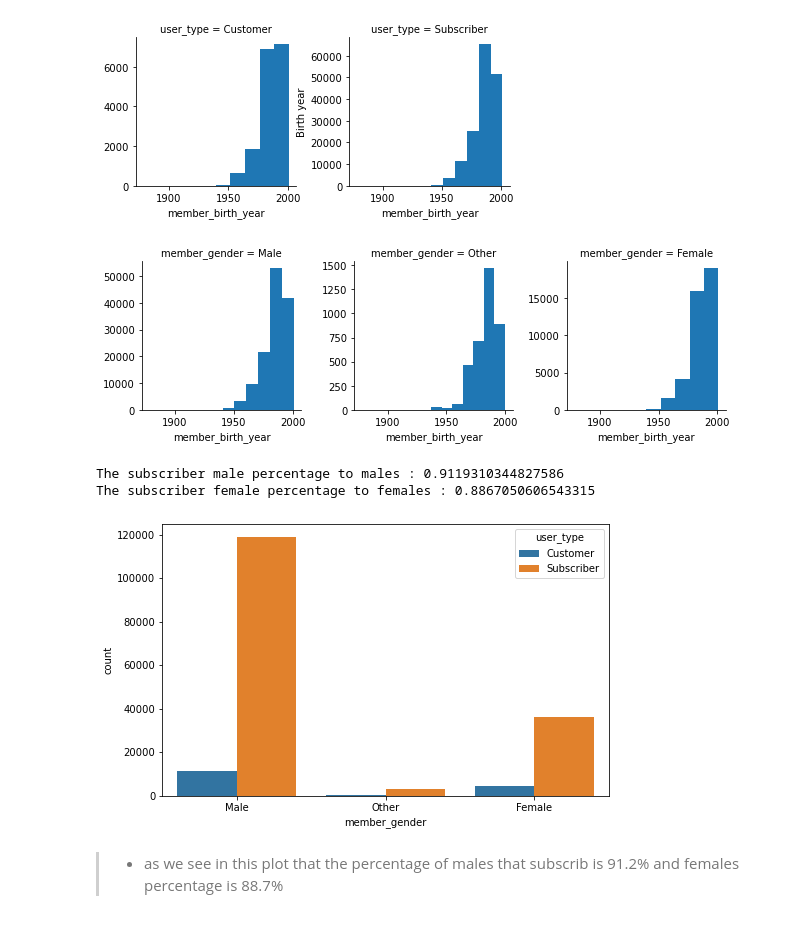
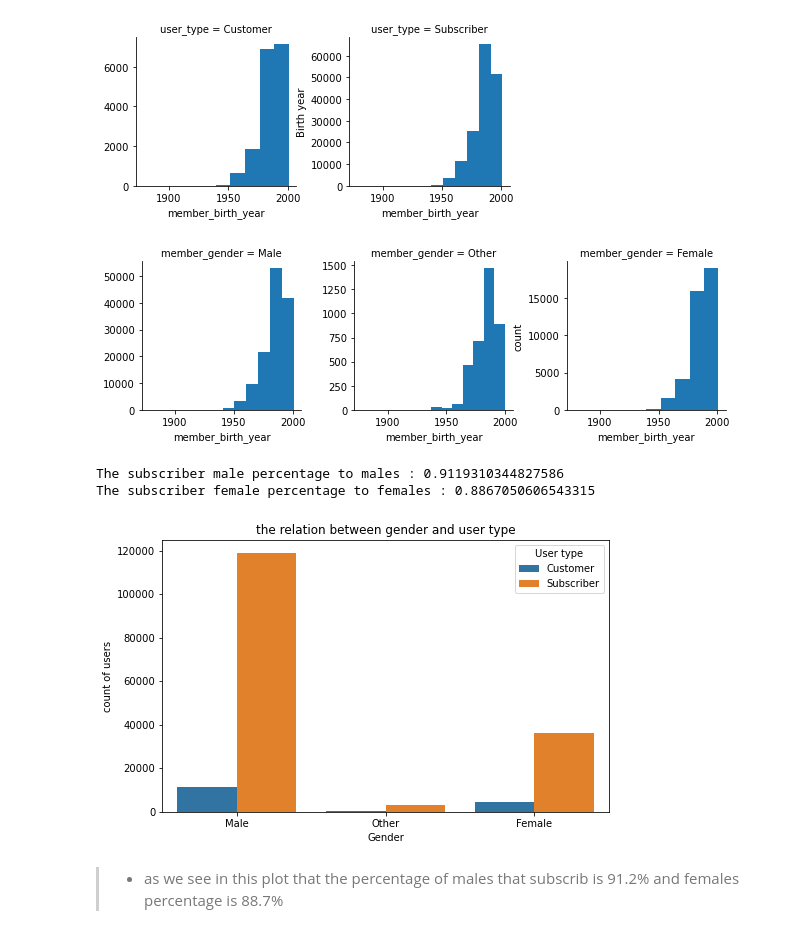
Before and after one commit to Mohamed-Ahmed9798/Ford_GoBike_System, a Jupyter notebook: exploration_template.ipynb, the cells around one changed output. Cells and saved outputs as stored; diff of their text form; code cells hidden in the pictures.

```diff
--- a/exploration_template.ipynb
+++ b/exploration_template.ipynb
@@ -299,23 +318,28 @@ plt.ylabel('Birth year');
 
 g = sb.FacetGrid(data = bike2, col = 'member_gender',sharey=False);
 g.map(plt.hist, "member_birth_year");
+plt.ylabel('count')
 plt.show()
 # %% [output]
-[figure, old version]
+[figure, new version]
 # %%
 # the relation betweem Gender and user type
 plt.figure(figsize=[8,5])
 sb.countplot(data = bike2, x = 'member_gender', hue = 'user_type');
+plt.legend(title="User type")
+plt.title('the relation between gender and user type')
+plt.xlabel('Gender')
+plt.ylabel('count of users')
 
 sub_male_percentage= bike2.query("member_gender == 'Male' and user_type == 'Subscriber'").count()[0]/bike[bike2['member_gender'] == 'Male'].shape[0]
 sub_female_percentage= bike2.query("member_gender == 'Female' and user_type == 'Subscriber'").count()[0]/bike[bike2['member_gender'] == 'Female'].shape[0]
 
 print('The subscriber male percentage to males :',sub_male_percentage)
 print('The subscriber female percentage to females :',sub_female_percentage)
 # %% [output]
 The subscriber male percentage to males : 0.9119310344827586
 The subscriber female percentage to females : 0.8867050606543315
-[figure, old version]
+[figure, new version]
 # %% [markdown]
 >* as we see in this plot that the percentage of males that subscrib is 91.2% and females percentage is 88.7%
 # %% [markdown]
```
Also changed, not shown: parts of 9 cells of this notebook, 7 other files.
